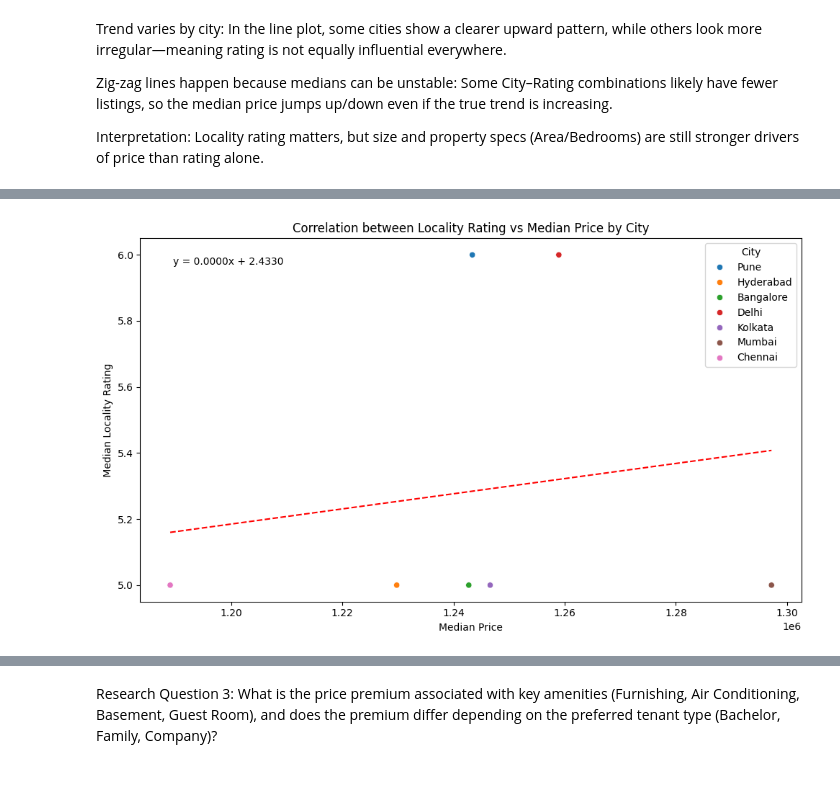
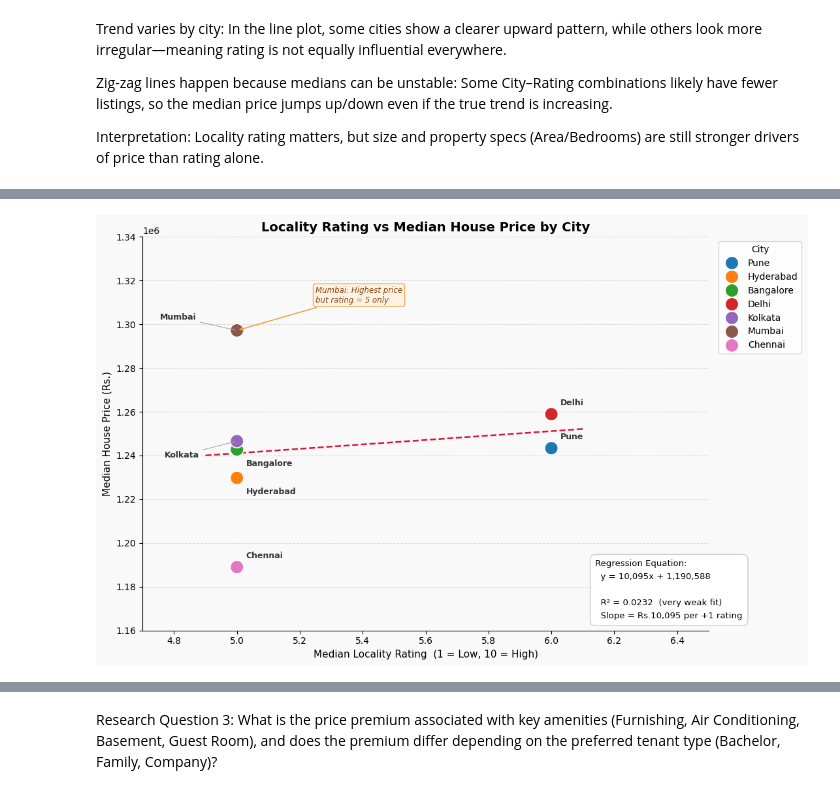
Before and after one commit to Superkai017/House-Pricing-Analysis, a Jupyter notebook: final_project/artoudom.ipynb, the cells around one changed output, grey strips where cells are left out. Drawn from its saved outputs; the diff is of its cells as text; code cells hidden in the pictures.

Commit message:
switch variable x and y in question 2 to visualize the relationship between price and rating

```diff
--- a/final_project/artoudom.ipynb
+++ b/final_project/artoudom.ipynb
@@ -212,7 +212,7 @@ city_corr = (
     df.groupby("City")
       .apply(lambda g: pd.Series({
           "Median_Price": g["Price"].median(),
-          "Localiry_Rating": g["Locality Rating"].median(),
+          "Locality_Rating": g["Locality Rating"].median(),
           "corr": g["Locality Rating"].corr(g["Price"])
       }))
       .reset_index()
@@ -230,27 +230,87 @@ city_corr
 | 5 | Mumbai | 1297205.0 | 5.0 | 0.176793 |
 | 1 | Chennai | 1189014.0 | 5.0 | 0.176152 |
 # %%
-plt.figure(figsize=(10,6))
+fig, ax = plt.subplots(figsize=(11, 7))
+fig.patch.set_facecolor('#f9f9f9')
+ax.set_facecolor('#f9f9f9')
+
 sns.scatterplot(
     data=city_corr,
-    x="Median_Price",
-    y="Localiry_Rating",
-    hue="City"
+    x="Locality_Rating",
+    y="Median_Price",
+    hue="City",
+    s=220,
+    edgecolor='white',
+    linewidth=1.2,
+    zorder=3, ax=ax
 )
-x = city_corr["Median_Price"].values
-y = city_corr["Localiry_Rating"].values
-a,b = np.polyfit(x, y, 1)
-x_line = np.linspace(x.min(), x.max(), 100)
+
+x = city_corr["Locality_Rating"].values
+y = city_corr["Median_Price"].values
+a, b = np.polyfit(x, y, 1)
+x_line = np.linspace(x.min() - 0.1, x.max() + 0.1, 100)
 y_line = a * x_line + b
-plt.plot(x_line, y_line, color='red', linestyle='--')
-eq = f"y = {a:.4f}x + {b:.4f}"
-plt.text(0.05, 0.95, eq, transform=plt.gca().transAxes, va="top")
+ax.plot(x_line, y_line, color='crimson', linestyle='--', linewidth=1.8)
 
-plt.title("Correlation between Locality Rating vs Median Price by City")
-plt.xlabel("Median Price")
-plt.ylabel(" Median Locality Rating ")
+y_pred = a * x + b
+r2 = 1 - (np.sum((y - y_pred)**2) / np.sum((y - y.mean())**2))
+
+# City name labels on each point
+offsets = {
+    "Mumbai":    (-85, 12),
+    "Delhi":     (10,  10),
+    "Kolkata":   (-80, -18),
+    "Bangalore": (10, -18),
+    "Pune":      (10,  10),
+    "Hyderabad": (10, -18),
+    "Chennai":   (10,  10),
+}
+
+for _, row in city_corr.iterrows():
+    ox, oy = offsets.get(row["City"], (8, 8))
+    ax.annotate(
+        row["City"],
+        xy=(row["Locality_Rating"], row["Median_Price"]),
+        xytext=(ox, oy),
+        textcoords="offset points",
+        fontsize=9, fontweight='bold', color='#333333',
+        arrowprops=dict(arrowstyle='-', color='#aaaaaa', lw=0.8)
+            if abs(ox) > 40 else None
+    )
+
+# Mumbai special callout
+ax.annotate(
+    "Mumbai: Highest price\nbut rating = 5 only",
+    xy=(5.0, 1297205),
+    xytext=(5.25, 1310000),
+    fontsize=8.5, color='#8B4513', fontstyle='italic',
+    bbox=dict(boxstyle="round,pad=0.3", facecolor="#fff3e0", edgecolor="#f0a040", alpha=0.9),
+    arrowprops=dict(arrowstyle='->', color='#f0a040', lw=1.2)
+)
+
+# Stats box
+stats_text = (f"Regression Equation:\n"
+              f"  y = {a:,.0f}x + {b:,.0f}\n\n"
+              f"  R² = {r2:.4f}  (very weak fit)\n"
+              f"  Slope = Rs.{a:,.0f} per +1 rating")
+ax.text(0.80, 0.18, stats_text, transform=ax.transAxes, va="top", fontsize=9.5,
+        linespacing=1.7,
+        bbox=dict(boxstyle="round,pad=0.6", facecolor="white", edgecolor="#cccccc"))
+
+
+
+
+ax.set_title("Locality Rating vs Median House Price by City", fontsize=14, fontweight='bold')
+ax.set_xlabel("Median Locality Rating  (1 = Low, 10 = High)", fontsize=11)
+ax.set_ylabel("Median House Price (Rs.)", fontsize=11)
+
+ax.set_xlim(4.7, 6.5)
+ax.set_ylim(1_160_000, 1_340_000)
+ax.grid(axis='y', linestyle='--', alpha=0.4)
+ax.spines[['top', 'right']].set_visible(False)
+ax.legend(title="City", bbox_to_anchor=(1.01, 1), loc='upper left')
 plt.tight_layout()
 plt.show()
 # %% [output]
-[figure, old version]
+[figure, new version]
 # %% [markdown]
```
Also changed, not shown: parts of 2 cells of this notebook.
